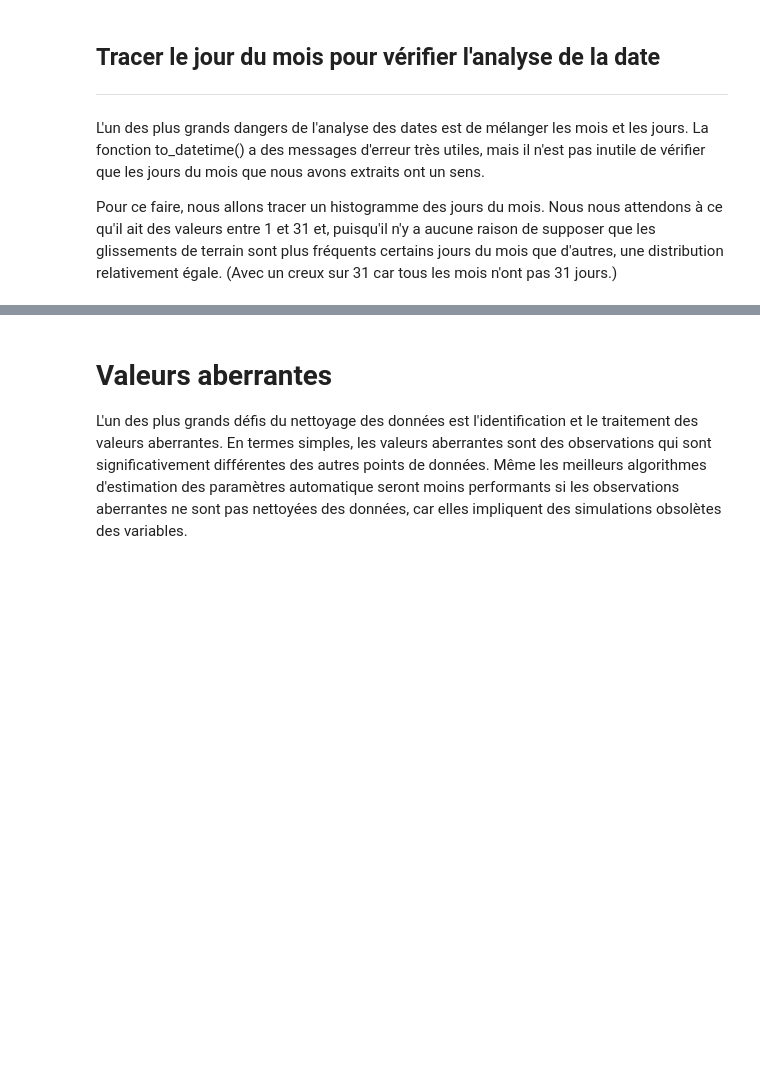
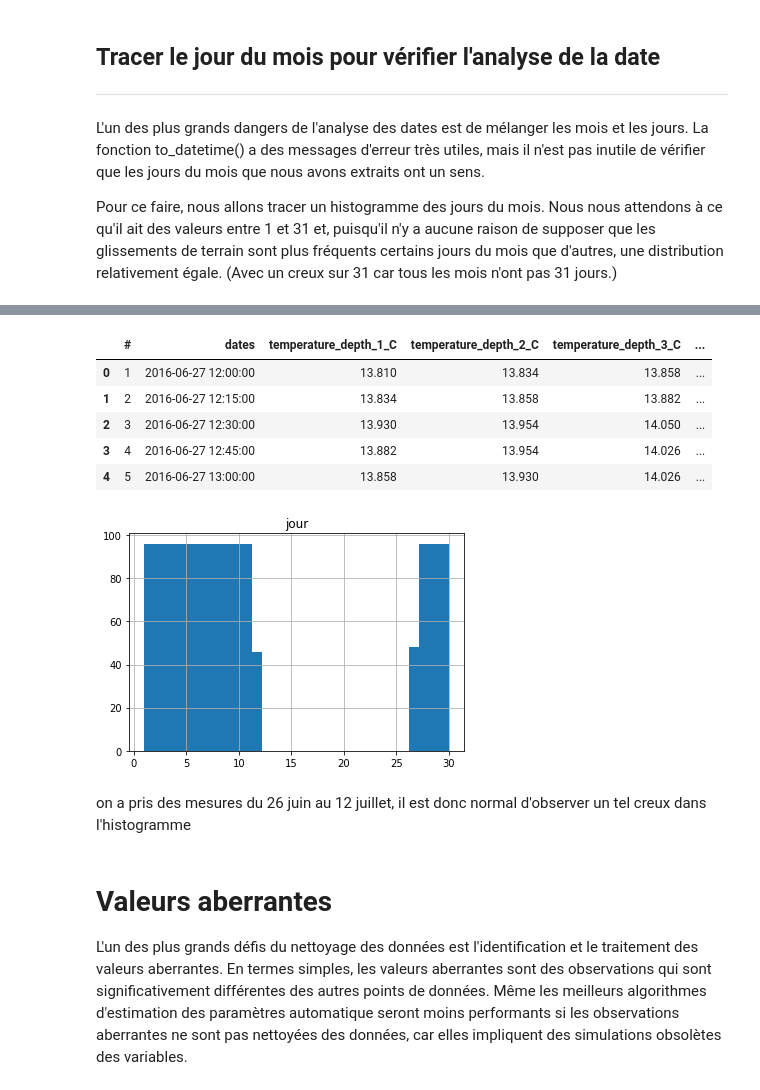
Before and after one commit to ameliemelorene/MOLONARI_1D_RESOURCES, a Jupyter notebook: Students/BONIN-IMPEROR.ipynb, the cells around one changed output, grey strips where cells are left out. Saved outputs shown, nothing was run; the diff lists cells and outputs as text; code cells hidden in the pictures; blank space fills up the shorter version.

```diff
--- a/Students/BONIN-IMPEROR.ipynb
+++ b/Students/BONIN-IMPEROR.ipynb
@@ -173,3 +175,5 @@ ___
 
 **Pourquoi ne pas toujours utiliser `infer_datetime_format = True?`** Il y a deux grandes raisons de ne pas toujours faire deviner à pandas le format de l'heure. La première est que pandas n'est toujours capable de trouver le bon format de date, surtout si quelqu'un a fait preuve de créativité dans la saisie des données. La seconde est que c'est beaucoup plus lent que de spécifier le format exact des dates.
 ____
+# %%
+capteur_ZH['dates'] = pd.to_datetime(capteur_ZH['dates'], infer_datetime_format=True, errors='coerce')
@@ -183,3 +208,17 @@ Pour ce faire, nous allons tracer un histogramme des jours du mois. Nous nous at
+# %%
+capteur_ZH['jour'] = capteur_ZH['dates'].apply(lambda x: x.day)
+capteur_ZH.hist(column = ['jour'],bins=31)
+capteur_ZH.head()
+# %% [output]
+|  | # | dates | temperature_depth_1_C | temperature_depth_2_C | temperature_depth_3_C | ... |
+| 0 | 1 | 2016-06-27 12:00:00 | 13.810 | 13.834 | 13.858 | ... |
+| 1 | 2 | 2016-06-27 12:15:00 | 13.834 | 13.858 | 13.882 | ... |
+| 2 | 3 | 2016-06-27 12:30:00 | 13.930 | 13.954 | 14.050 | ... |
+| 3 | 4 | 2016-06-27 12:45:00 | 13.882 | 13.954 | 14.026 | ... |
+| 4 | 5 | 2016-06-27 13:00:00 | 13.858 | 13.930 | 14.026 | ... |
+[figure, added]
+# %% [markdown]
+on a pris des mesures du 26 juin au 12 juillet, il est donc normal d'observer un tel creux dans l'histogramme
 # %% [markdown]
 # Valeurs aberrantes
 
```
Also changed, not shown: parts of 5 cells of this notebook.
